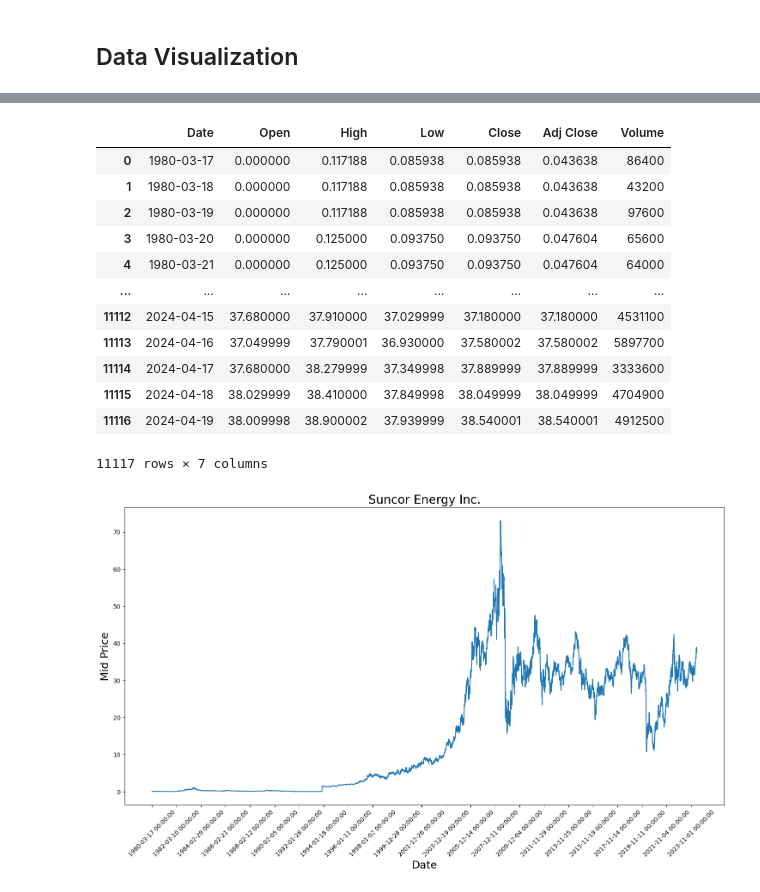
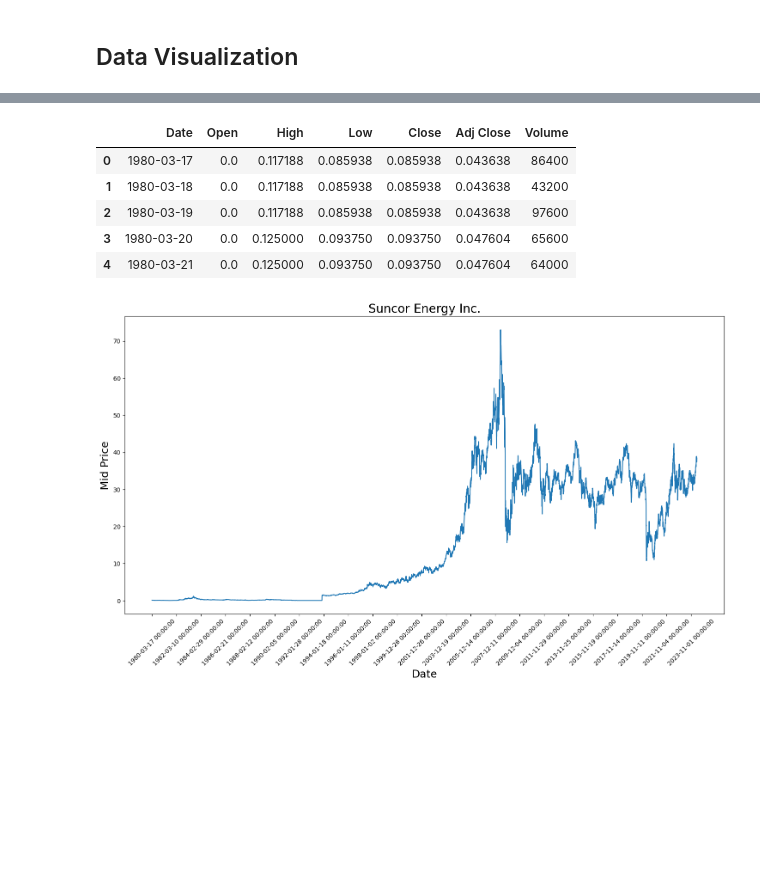
Before and after one commit to Mingie98/Stock-price-trend-predictor, a Jupyter notebook: LSTM_Model.ipynb, the cells around one changed output, grey strips where cells are left out. Cells and saved outputs as stored; diff of their text form; code cells hidden in the pictures; blank space fills up the shorter version.

```diff
--- a/LSTM_Model.ipynb
+++ b/LSTM_Model.ipynb
@@ -31,23 +19,16 @@ ModuleNotFoundError: No module named 'yfinance'
 # %%
 # Loading the collected data into a dataframe
 
 df = pd.read_csv('SU.csv')
 df['Date'] = pd.to_datetime(df['Date'])
-df
+df.head()
 # %% [output]
 |  | Date | Open | High | Low | Close | Adj Close | Volume |
-| 0 | 1980-03-17 | 0.000000 | 0.117188 | 0.085938 | 0.085938 | 0.043638 | 86400 |
-| 1 | 1980-03-18 | 0.000000 | 0.117188 | 0.085938 | 0.085938 | 0.043638 | 43200 |
-| 2 | 1980-03-19 | 0.000000 | 0.117188 | 0.085938 | 0.085938 | 0.043638 | 97600 |
-| 3 | 1980-03-20 | 0.000000 | 0.125000 | 0.093750 | 0.093750 | 0.047604 | 65600 |
-| 4 | 1980-03-21 | 0.000000 | 0.125000 | 0.093750 | 0.093750 | 0.047604 | 64000 |
-| ... | ... | ... | ... | ... | ... | ... | ... |
-| 11112 | 2024-04-15 | 37.680000 | 37.910000 | 37.029999 | 37.180000 | 37.180000 | 4531100 |
-| 11113 | 2024-04-16 | 37.049999 | 37.790001 | 36.930000 | 37.580002 | 37.580002 | 5897700 |
-| 11114 | 2024-04-17 | 37.680000 | 38.279999 | 37.349998 | 37.889999 | 37.889999 | 3333600 |
-| 11115 | 2024-04-18 | 38.029999 | 38.410000 | 37.849998 | 38.049999 | 38.049999 | 4704900 |
-| 11116 | 2024-04-19 | 38.009998 | 38.900002 | 37.939999 | 38.540001 | 38.540001 | 4912500 |
+| 0 | 1980-03-17 | 0.0 | 0.117188 | 0.085938 | 0.085938 | 0.043638 | 86400 |
+| 1 | 1980-03-18 | 0.0 | 0.117188 | 0.085938 | 0.085938 | 0.043638 | 43200 |
+| 2 | 1980-03-19 | 0.0 | 0.117188 | 0.085938 | 0.085938 | 0.043638 | 97600 |
+| 3 | 1980-03-20 | 0.0 | 0.125000 | 0.093750 | 0.093750 | 0.047604 | 65600 |
+| 4 | 1980-03-21 | 0.0 | 0.125000 | 0.093750 | 0.093750 | 0.047604 | 64000 |
-11117 rows × 7 columns
 # %%
 # Plotting a graph of the data
 
```
Also changed, not shown: parts of 8 cells of this notebook.
